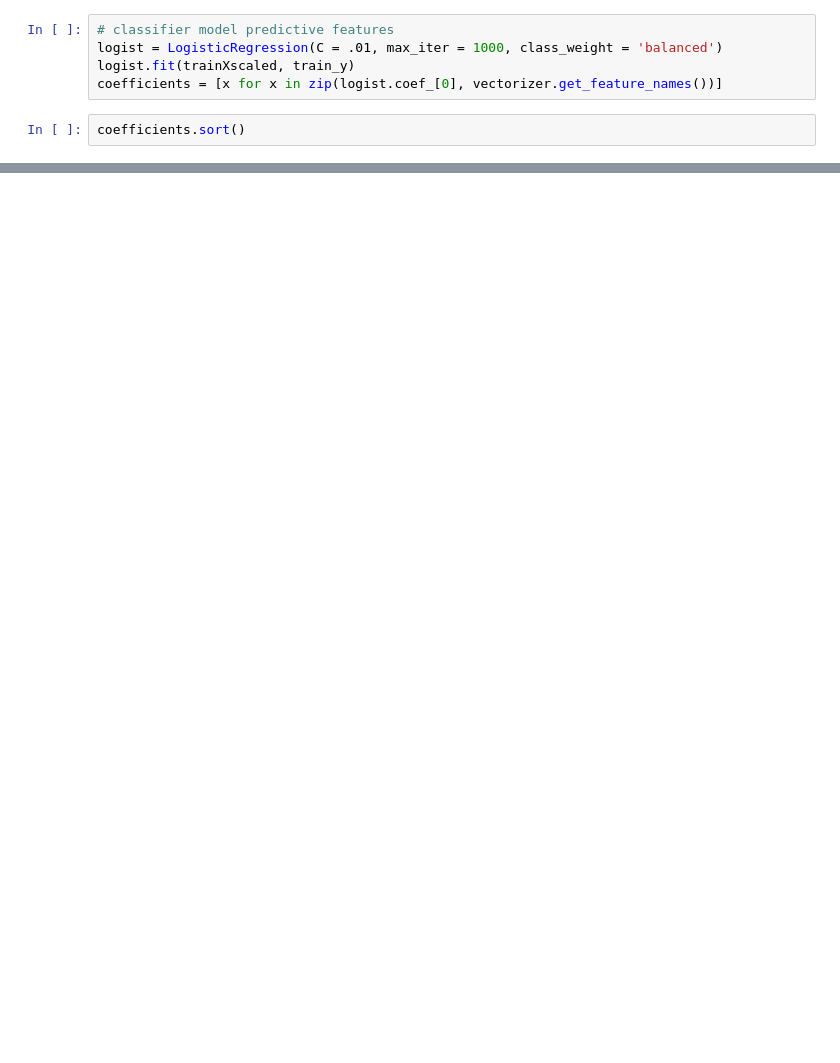
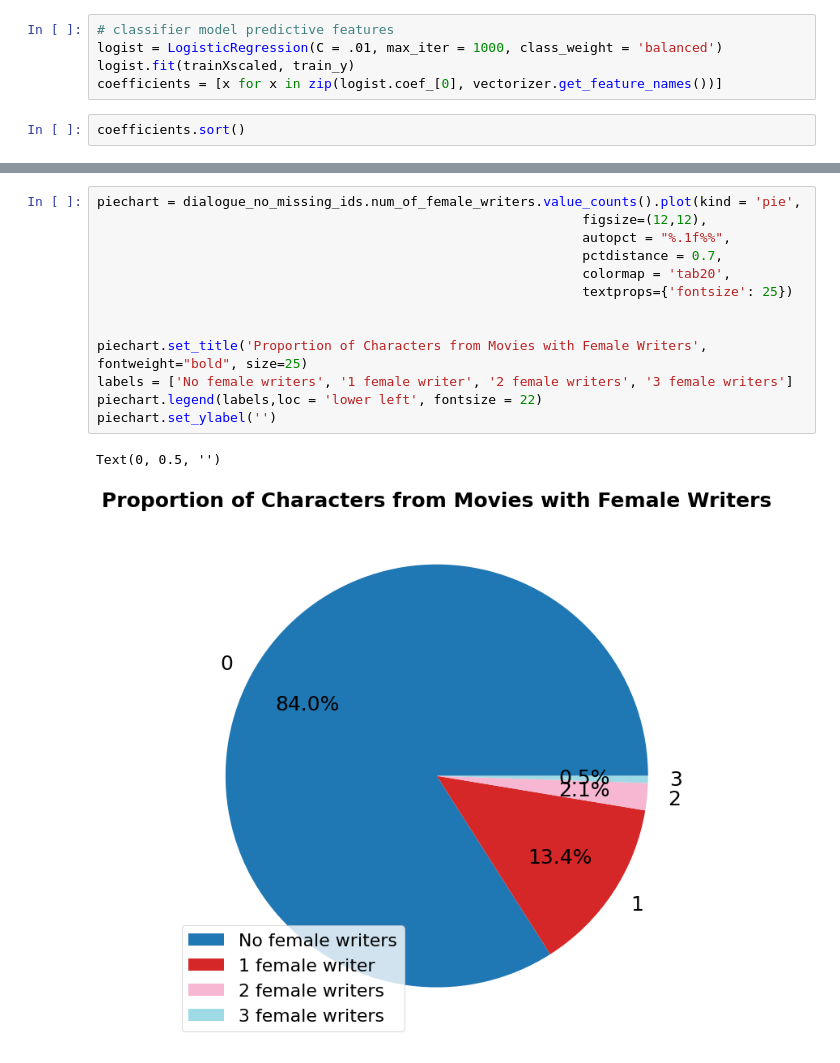
Before and after one commit to gdelacru8/gender-rep-in-movies-project, a Jupyter notebook: classifier_model_code/build_classifier_model_final.ipynb, the cells around one changed output, grey strips where cells are left out. Saved outputs shown, nothing was run; the diff lists cells and outputs as text; blank space fills up the shorter version.

Commit message:
added visualizations

```diff
--- a/classifier_model_code/build_classifier_model_final.ipynb
+++ b/classifier_model_code/build_classifier_model_final.ipynb
@@ -467,0 +500,16 @@ coefficients[-25:] # male
+# %%
+piechart = dialogue_no_missing_ids.num_of_female_writers.value_counts().plot(kind = 'pie',
+                                                              figsize=(12,12),
+                                                              autopct = "%.1f%%",
+                                                              pctdistance = 0.7,
+                                                              colormap = 'tab20',
+                                                              textprops={'fontsize': 25})
+
+
+piechart.set_title('Proportion of Characters from Movies with Female Writers', fontweight="bold", size=25)
+labels = ['No female writers', '1 female writer', '2 female writers', '3 female writers']
+piechart.legend(labels,loc = 'lower left', fontsize = 22)
+piechart.set_ylabel('')
+# %% [output]
+Text(0, 0.5, '')
+[figure, added]
```
Also changed, not shown: parts of 20 cells of this notebook, 3 other files.
